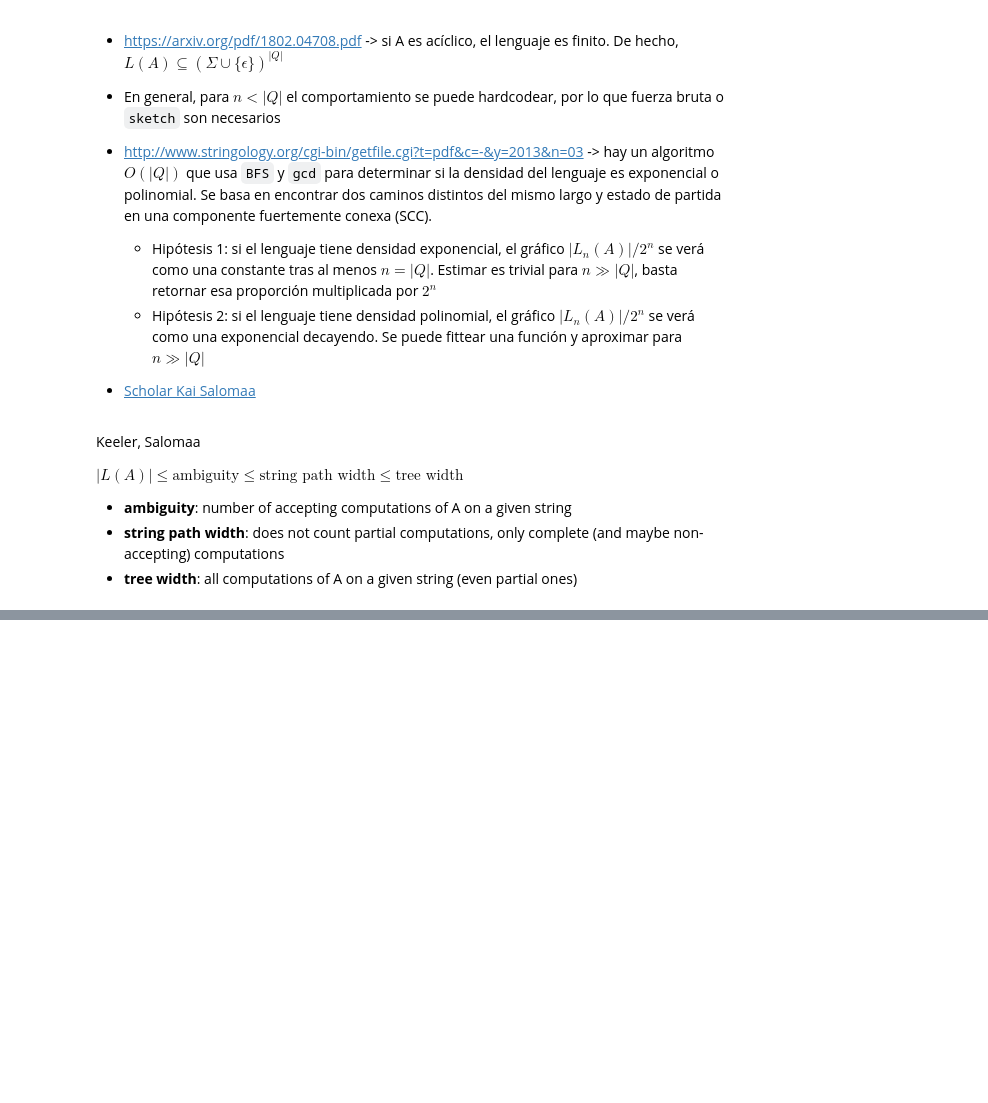
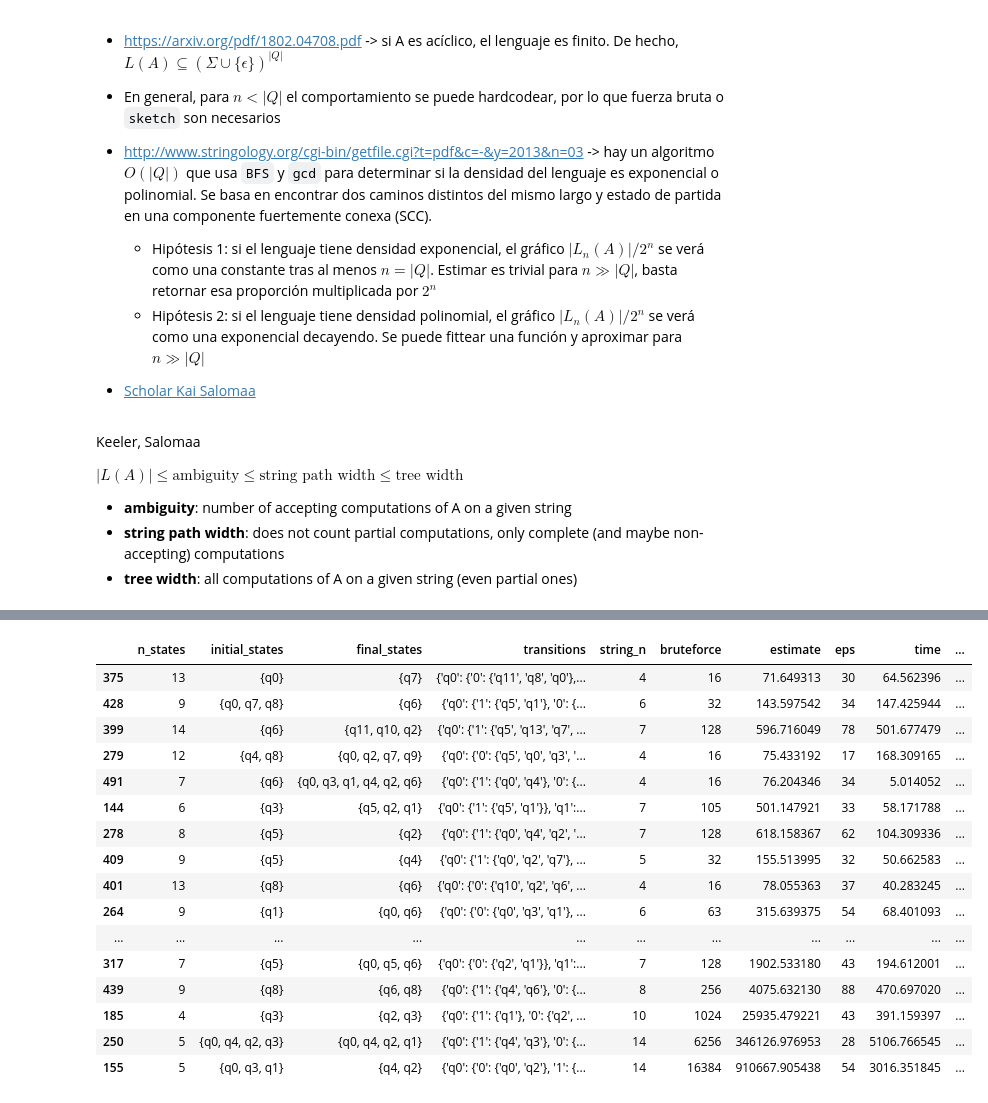
Before and after one commit to viantirreau/count-nfa, a Jupyter notebook: Bruteforce.ipynb, the cells around one changed output, grey strips where cells are left out. Saved outputs shown, nothing was run; the diff lists cells and outputs as text; code cells hidden in the pictures; blank space fills up the shorter version.

```diff
--- a/Bruteforce.ipynb
+++ b/Bruteforce.ipynb
@@ -385,4 +373,0 @@ Wall time: 11.3 s
-# %%
-df = pd.DataFrame(data, columns=["i", "frac"])
-
-df.plot(x="i", y="frac")
@@ -391,0 +378,20 @@ df.plot(x="i", y="frac")
+# %%
+df.sort_values(by="rel_error", ascending=True).tail(50)
+# %% [output]
+|  | n_states | initial_states | final_states | transitions | string_n | bruteforce | estimate | eps | time | ... |
+| 375 | 13 | {q0} | {q7} | {'q0': {'0': {'q11', 'q8', 'q0'},... | 4 | 16 | 71.649313 | 30 | 64.562396 | ... |
+| 428 | 9 | {q0, q7, q8} | {q6} | {'q0': {'1': {'q5', 'q1'}, '0': {... | 6 | 32 | 143.597542 | 34 | 147.425944 | ... |
+| 399 | 14 | {q6} | {q11, q10, q2} | {'q0': {'1': {'q5', 'q13', 'q7', ... | 7 | 128 | 596.716049 | 78 | 501.677479 | ... |
+| 279 | 12 | {q4, q8} | {q0, q2, q7, q9} | {'q0': {'0': {'q5', 'q0', 'q3', '... | 4 | 16 | 75.433192 | 17 | 168.309165 | ... |
+| 491 | 7 | {q6} | {q0, q3, q1, q4, q2, q6} | {'q0': {'1': {'q0', 'q4'}, '0': {... | 4 | 16 | 76.204346 | 34 | 5.014052 | ... |
+| 144 | 6 | {q3} | {q5, q2, q1} | {'q0': {'1': {'q5', 'q1'}}, 'q1':... | 7 | 105 | 501.147921 | 33 | 58.171788 | ... |
+| 278 | 8 | {q5} | {q2} | {'q0': {'1': {'q0', 'q4', 'q2', '... | 7 | 128 | 618.158367 | 62 | 104.309336 | ... |
+| 409 | 9 | {q5} | {q4} | {'q0': {'1': {'q0', 'q2', 'q7'}, ... | 5 | 32 | 155.513995 | 32 | 50.662583 | ... |
+| 401 | 13 | {q8} | {q6} | {'q0': {'0': {'q10', 'q2', 'q6', ... | 4 | 16 | 78.055363 | 37 | 40.283245 | ... |
+| 264 | 9 | {q1} | {q0, q6} | {'q0': {'0': {'q0', 'q3', 'q1'}, ... | 6 | 63 | 315.639375 | 54 | 68.401093 | ... |
+| ... | ... | ... | ... | ... | ... | ... | ... | ... | ... | ... |
+| 317 | 7 | {q5} | {q0, q5, q6} | {'q0': {'0': {'q2', 'q1'}}, 'q1':... | 7 | 128 | 1902.533180 | 43 | 194.612001 | ... |
+| 439 | 9 | {q8} | {q6, q8} | {'q0': {'1': {'q4', 'q6'}, '0': {... | 8 | 256 | 4075.632130 | 88 | 470.697020 | ... |
+| 185 | 4 | {q3} | {q2, q3} | {'q0': {'1': {'q1'}, '0': {'q2', ... | 10 | 1024 | 25935.479221 | 43 | 391.159397 | ... |
+| 250 | 5 | {q0, q4, q2, q3} | {q0, q4, q2, q1} | {'q0': {'1': {'q4', 'q3'}, '0': {... | 14 | 6256 | 346126.976953 | 28 | 5106.766545 | ... |
+| 155 | 5 | {q0, q3, q1} | {q4, q2} | {'q0': {'0': {'q0', 'q2'}, '1': {... | 14 | 16384 | 910667.905438 | 54 | 3016.351845 | ... |
```
Also changed, not shown: parts of 27 cells of this notebook, 6 other files.
